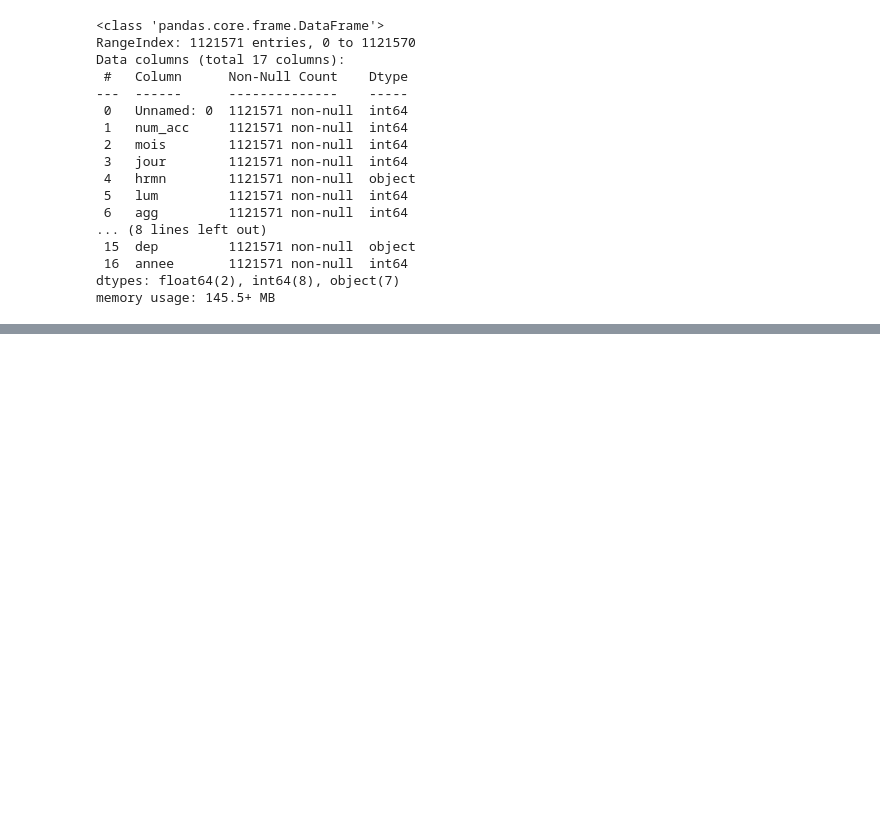
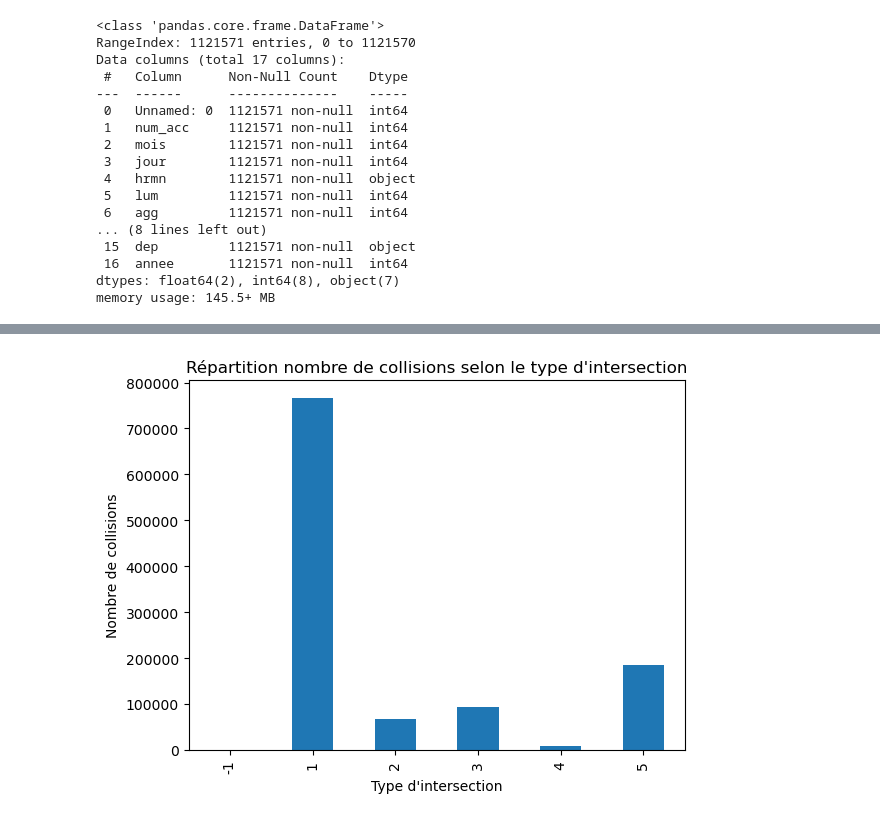
Before and after one commit to DataScientest-Studio/MAR23_CDS_Accidents_Routier-, a Jupyter notebook: notebooks/caracteristiques.ipynb, the cells around one changed output, grey strips where cells are left out. Saved outputs shown, nothing was run; the diff lists cells and outputs as text; code cells hidden in the pictures; blank space fills up the shorter version.

```diff
--- a/notebooks/caracteristiques.ipynb
+++ b/notebooks/caracteristiques.ipynb
@@ -744,0 +303,21 @@ dtype: int64
+# %%
+# Répartition du nombre de collisions selon le type d'intersection
+counts.plot(kind='bar')
+
+plt.title("Répartition nombre de collisions selon le type d'intersection")
+plt.xlabel("Type d'intersection")
+plt.ylabel("Nombre de collisions")
+plt.show()
+
+# Type d'intersection :
+1 – Hors intersection
+2 – Intersection en X
+3 – Intersection en T
+4 – Intersection en Y
+5 – Intersection à plus de 4 branches
+6 – Giratoire
+7 – Place
+8 – Passage à niveau
+9 – Autre intersection
+# %% [output]
+[figure, added]
```
Also changed, not shown: parts of 107 cells of this notebook.
